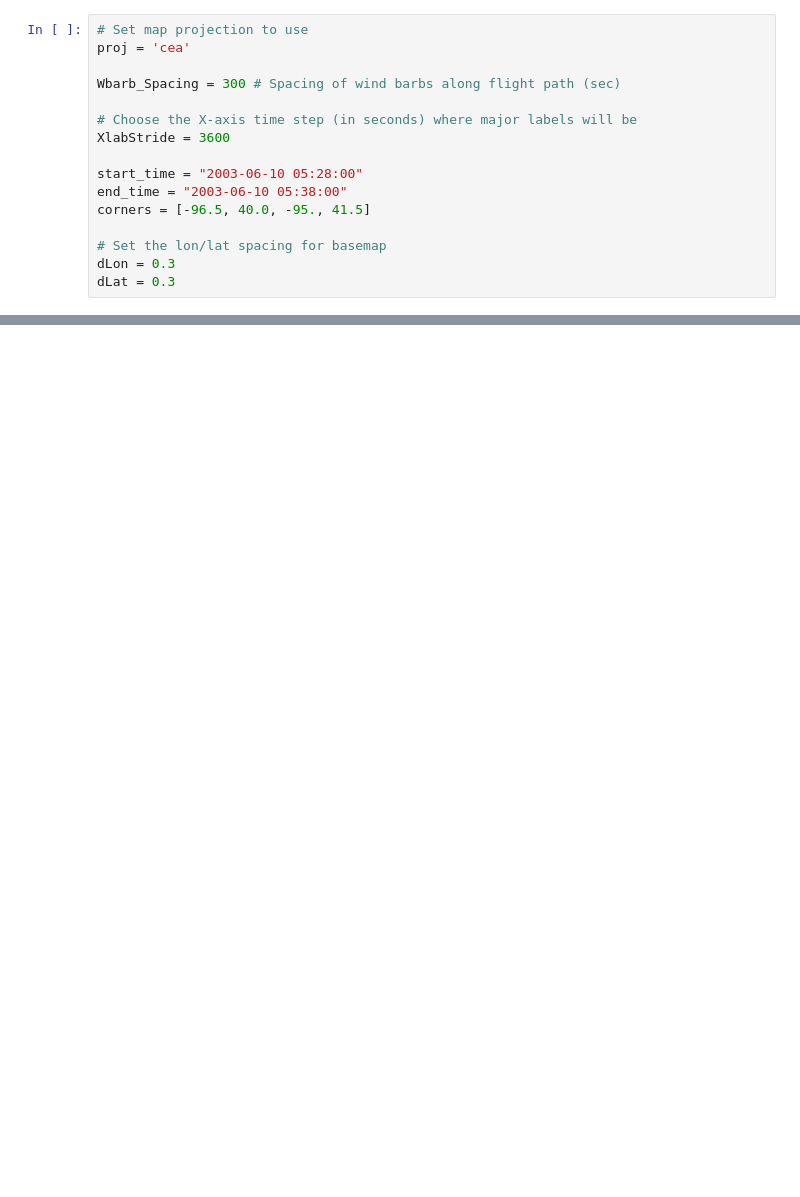
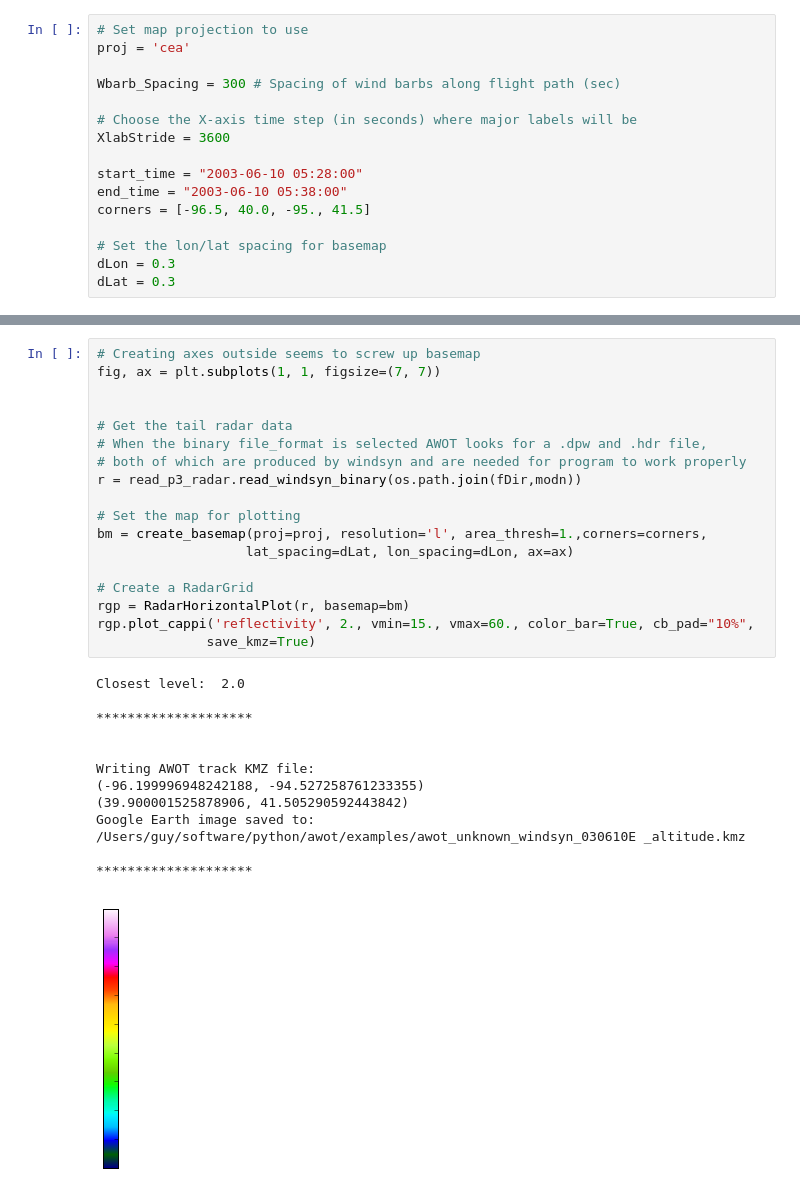
Before and after one commit to nguy/AWOT, a Jupyter notebook: examples/awot_plot_grid_tdr.ipynb, the cells around one changed output, grey strips where cells are left out. Cells and saved outputs as stored; diff of their text form; blank space fills up the shorter version.

Commit message:
ENH: KMZ to RadarHorizontal class.
Update notebooks

```diff
--- a/examples/awot_plot_grid_tdr.ipynb
+++ b/examples/awot_plot_grid_tdr.ipynb
@@ -74,0 +76,31 @@ Closest level:  2.0
+# %%
+# Creating axes outside seems to screw up basemap
+fig, ax = plt.subplots(1, 1, figsize=(7, 7))
+
+
+# Get the tail radar data
+# When the binary file_format is selected AWOT looks for a .dpw and .hdr file,
+# both of which are produced by windsyn and are needed for program to work properly
+r = read_p3_radar.read_windsyn_binary(os.path.join(fDir,modn))
+
+# Set the map for plotting
+bm = create_basemap(proj=proj, resolution='l', area_thresh=1.,corners=corners,
+                   lat_spacing=dLat, lon_spacing=dLon, ax=ax)
+
+# Create a RadarGrid
+rgp = RadarHorizontalPlot(r, basemap=bm)
+rgp.plot_cappi('reflectivity', 2., vmin=15., vmax=60., color_bar=True, cb_pad="10%",
+              save_kmz=True)
+# %% [output]
+Closest level:  2.0
+
+********************
+
+
+Writing AWOT track KMZ file:
+(-96.199996948242188, -94.527258761233355)
+(39.900001525878906, 41.505290592443842)
+Google Earth image saved to: /Users/guy/software/python/awot/examples/awot_unknown_windsyn_030610E _altitude.kmz
+
+********************
+[figure, added]
```
Also changed, not shown: parts of 7 cells of this notebook, 6 other files.
